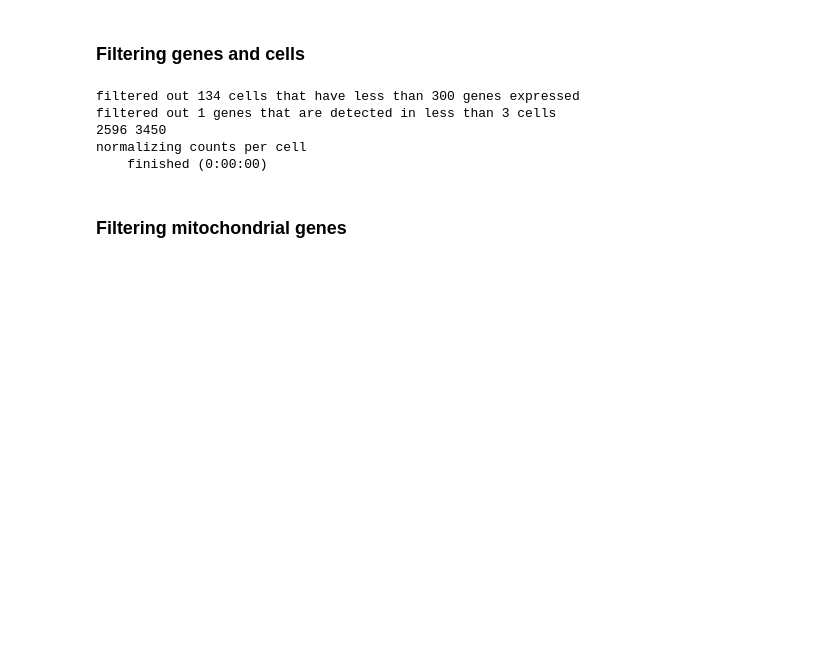
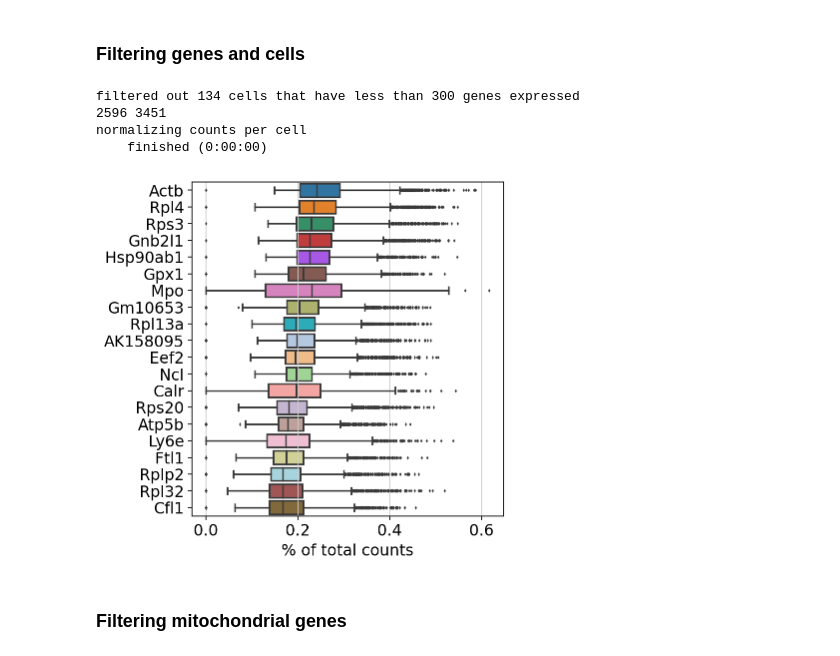
Before and after one commit to BioinformaticOpenDays/BOD2022-Worshop-ScRNA, a Jupyter notebook: preprocessing.ipynb, the cells around one changed output. Cells and saved outputs as stored; diff of their text form; code cells hidden in the pictures; blank space fills up the shorter version.

```diff
--- a/preprocessing.ipynb
+++ b/preprocessing.ipynb
@@ -116,20 +118,28 @@ AnnData object with n_obs × n_vars = 2730 × 3451
 ## Filtering
 # %% [markdown]
 ### Filtering genes and cells
+# %%
+#filtering genes
+sc.pp.filter_cells(adata, min_genes=300)
+sc.pp.filter_genes(adata, min_counts=1) #trocar para 3-5 ou algo do genero
+
+print(adata.n_obs, adata.n_vars)
+
+sc.pl.highest_expr_genes(adata, n_top=20)
+# %% [output]
+filtered out 134 cells that have less than 300 genes expressed
+2596 3451
+normalizing counts per cell
+    finished (0:00:00)
+[figure, added]
 # %%
-#filtering genes
-sc.pp.filter_cells(adata, min_genes=300)
-sc.pp.filter_genes(adata, min_cells=3) #trocar para 3-5 ou algo do genero
-
-print(adata.n_obs, adata.n_vars)
-
-sc.pl.highest_expr_genes(adata, n_top=20)
+# #filtering genes
+# sc.pp.filter_cells(adata, min_genes=300)
+# sc.pp.filter_genes(adata, min_cells=3) #trocar para 3-5 ou algo do genero
+#
+# print(adata.n_obs, adata.n_vars)
+#
+# sc.pl.highest_expr_genes(adata, n_top=20)
-# %% [output]
-filtered out 134 cells that have less than 300 genes expressed
-filtered out 1 genes that are detected in less than 3 cells
-2596 3450
-normalizing counts per cell
-    finished (0:00:00)
 # %% [markdown]
 ### Filtering mitochondrial genes
 # %%
```
Also changed, not shown: parts of 5 cells of this notebook, 2 other files.
